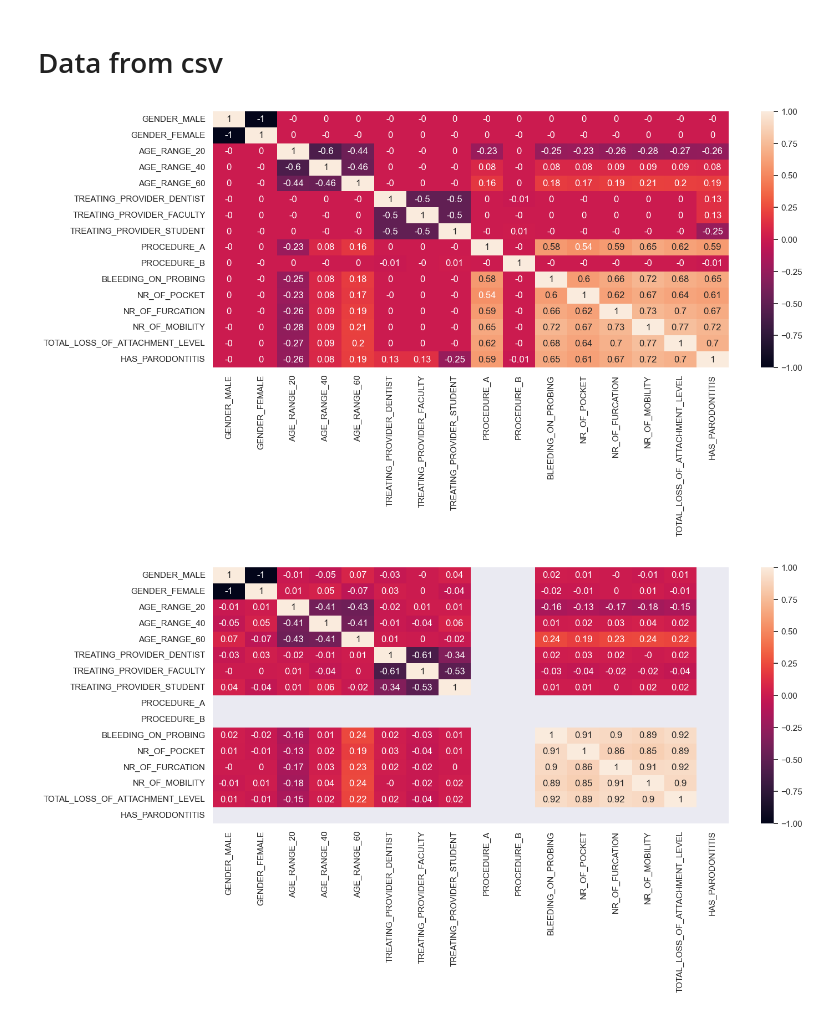
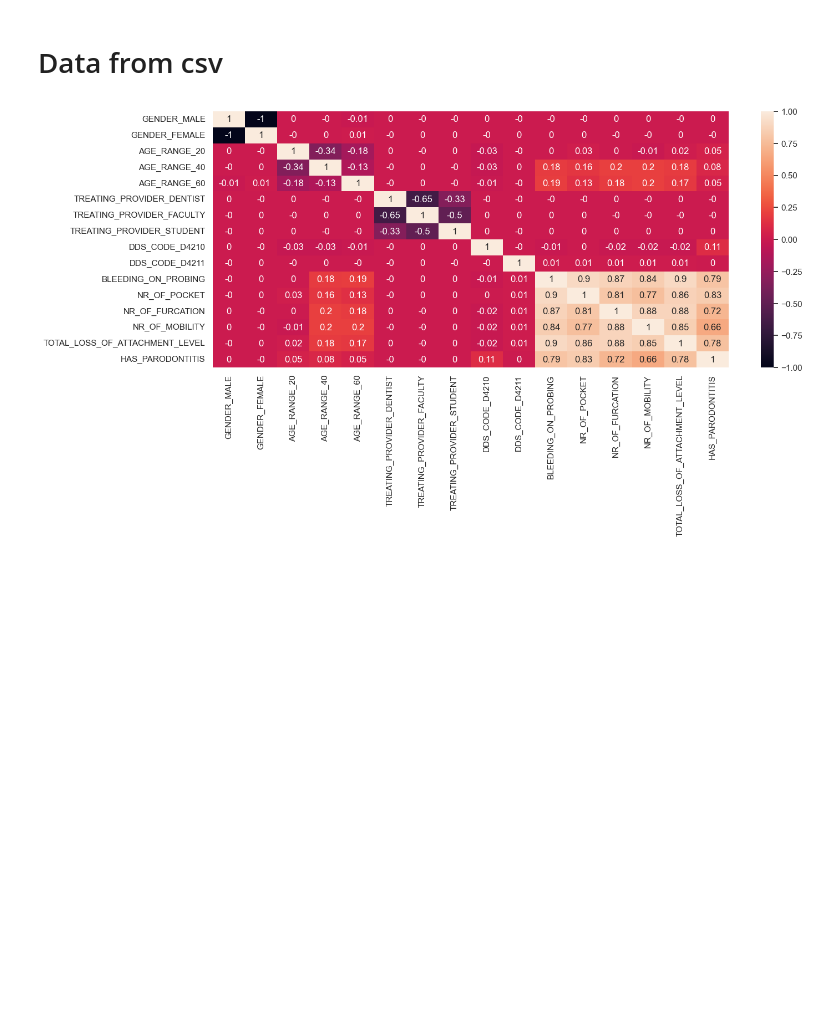
Before and after one commit to KrokanteKrab/Parodontitis, a Jupyter notebook: python-env/notebooks/analysis.ipynb, the cells around one changed output. Drawn from its saved outputs; the diff is of its cells as text; code cells hidden in the pictures; blank space fills up the shorter version.

```diff
--- a/python-env/notebooks/analysis.ipynb
+++ b/python-env/notebooks/analysis.ipynb
@@ -50,35 +44,30 @@ dfs = [
 # %%
-for df in dfs:
-    df = df[[
-        # 'PATIENT_ID',
-        'GENDER_MALE',
-        'GENDER_FEMALE',
-        # 'BIRTH_DATE',
-        'AGE_RANGE_20',
-        'AGE_RANGE_40',
-        'AGE_RANGE_60',
-        # 'VISIT_DATE',
-        'TREATING_PROVIDER_DENTIST',
-        'TREATING_PROVIDER_FACULTY',
-        'TREATING_PROVIDER_STUDENT',
-        'PROCEDURE_A',
-        'PROCEDURE_B',
-        'BLEEDING_ON_PROBING',
-        'NR_OF_POCKET',
-        'NR_OF_FURCATION',
-        'NR_OF_MOBILITY',
-        'TOTAL_LOSS_OF_ATTACHMENT_LEVEL',
-        'HAS_PARODONTITIS',
-        # 'NOICE_MODIFIED',
-        # 'STUDENT_ERROR',
-        # 'TRUE_HAS_PARODONTITIS'
-    ]]
+df = df[[
+    # 'PATIENT_ID',
+    'GENDER_MALE',
+    'GENDER_FEMALE',
+    # 'BIRTH_DATE',
+    'AGE_RANGE_20',
+    'AGE_RANGE_40',
+    'AGE_RANGE_60',
+    # 'VISIT_DATE',
+    'TREATING_PROVIDER_DENTIST',
+    'TREATING_PROVIDER_FACULTY',
+    'TREATING_PROVIDER_STUDENT',
+    'DDS_CODE_D4210',
+    'DDS_CODE_D4211',
+    'BLEEDING_ON_PROBING',
+    'NR_OF_POCKET',
+    'NR_OF_FURCATION',
+    'NR_OF_MOBILITY',
+    'TOTAL_LOSS_OF_ATTACHMENT_LEVEL',
+    'HAS_PARODONTITIS'
+]]
 
-    # Visualizing a Pandas Correlation Matrix Using Seaborn
-    matrix = df.corr().round(2)
-    sns.set(rc={'figure.figsize': (15, 6)})
-    sns.heatmap(matrix, annot=True)
-    plt.show()
+# Visualizing a Pandas Correlation Matrix Using Seaborn
+matrix = df.corr().round(2)
+sns.set(rc={'figure.figsize': (15, 6)})
+sns.heatmap(matrix, annot=True)
+plt.show()
 # %% [output]
-[figure, old version]
+[figure, new version]
-[figure, removed]
```
Also changed, not shown: parts of 2 cells of this notebook, 3 other files.
